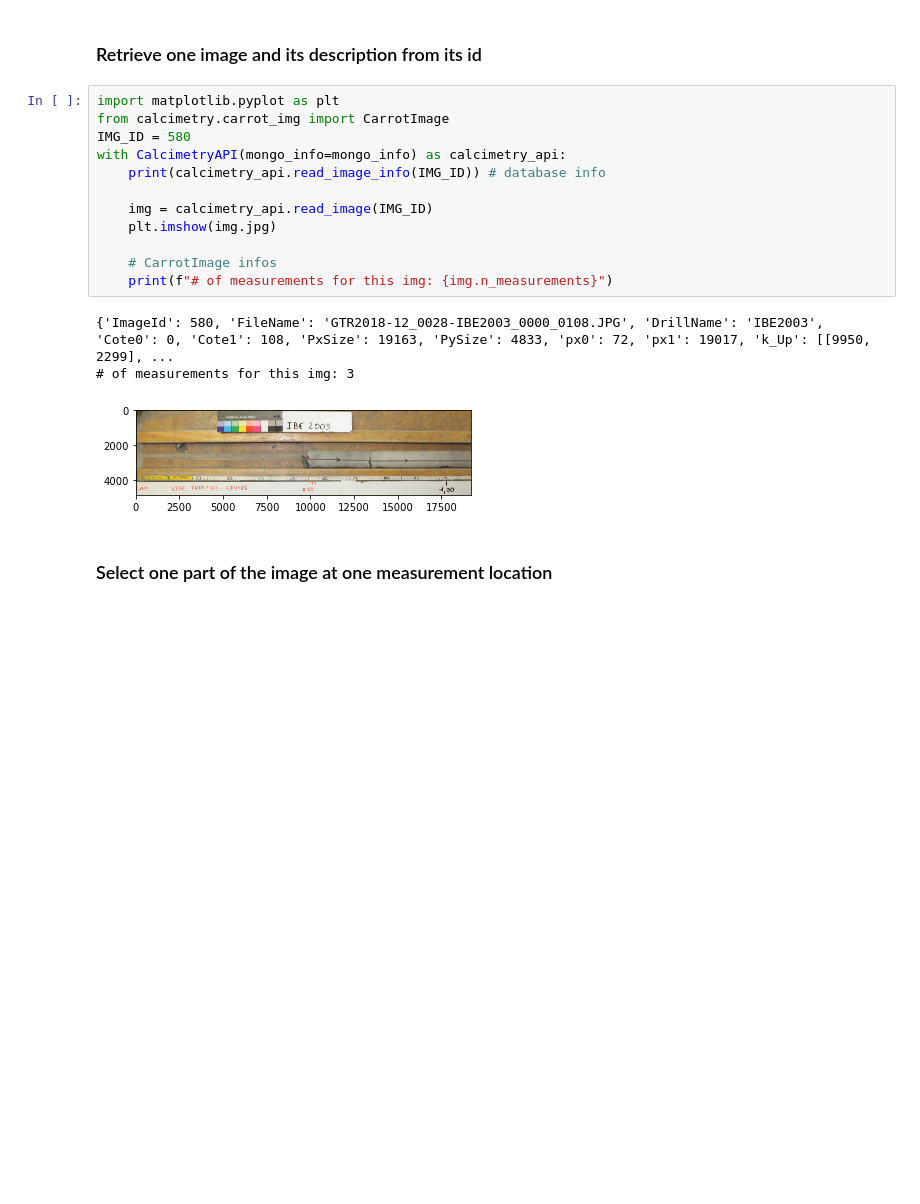
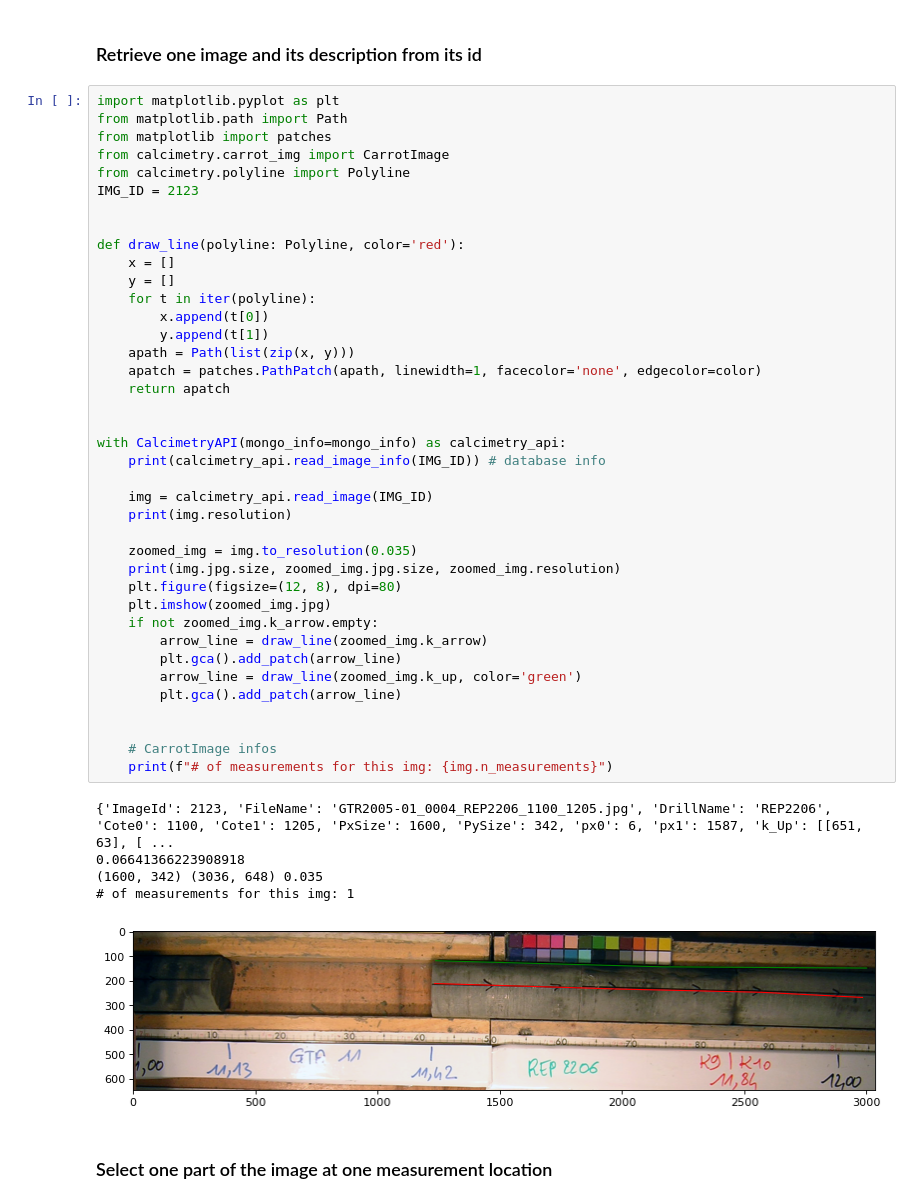
Before and after one commit to zwergon/calcimetry, a Jupyter notebook: notebooks/calcimetry_api.ipynb, the cells around one changed output. Drawn from its saved outputs; the diff is of its cells as text; blank space fills up the shorter version.

```diff
--- a/notebooks/calcimetry_api.ipynb
+++ b/notebooks/calcimetry_api.ipynb
@@ -32,22 +32,51 @@ with CalcimetryAPI(mongo_info=mongo_info) as calcimetry_api:
 [580, 581, 582, 583, 584, 585, 586, 587, 588, 589, 590, 591, 592, 593, 594, 595, 596, 597, 598, 599, 600, 601, 602, 603, 604, 605, 606, 607, 608, 609, 610, 611, 612, 613, 614, 615, 616, 617, 618, 619, ...
 # %% [markdown]
 ### Retrieve one image and its description from its id
-# %%
-import matplotlib.pyplot as plt
-from calcimetry.carrot_img import CarrotImage
-IMG_ID = 580
-with CalcimetryAPI(mongo_info=mongo_info) as calcimetry_api:
-    print(calcimetry_api.read_image_info(IMG_ID)) # database info
-
-    img = calcimetry_api.read_image(IMG_ID)
-    plt.imshow(img.jpg)
-
-    # CarrotImage infos
-    print(f"# of measurements for this img: {img.n_measurements}")
-# %% [output]
-{'ImageId': 580, 'FileName': 'GTR2018-12_0028-IBE2003_0000_0108.JPG', 'DrillName': 'IBE2003', 'Cote0': 0, 'Cote1': 108, 'PxSize': 19163, 'PySize': 4833, 'px0': 72, 'px1': 19017, 'k_Up': [[9950, 2299], ...
-# of measurements for this img: 3
-[figure, removed]
+# %%
+import matplotlib.pyplot as plt
+from matplotlib.path import Path
+from matplotlib import patches
+from calcimetry.carrot_img import CarrotImage
+from calcimetry.polyline import Polyline
+IMG_ID = 2123
+
+
+def draw_line(polyline: Polyline, color='red'):
+    x = []
+    y = []
+    for t in iter(polyline):
+        x.append(t[0])
+        y.append(t[1])
+    apath = Path(list(zip(x, y)))
+    apatch = patches.PathPatch(apath, linewidth=1, facecolor='none', edgecolor=color)
+    return apatch
+
+
+with CalcimetryAPI(mongo_info=mongo_info) as calcimetry_api:
+    print(calcimetry_api.read_image_info(IMG_ID)) # database info
+
+    img = calcimetry_api.read_image(IMG_ID)
+    print(img.resolution)
+
+    zoomed_img = img.to_resolution(0.035)
+    print(img.jpg.size, zoomed_img.jpg.size, zoomed_img.resolution)
+    plt.figure(figsize=(12, 8), dpi=80)
+    plt.imshow(zoomed_img.jpg)
+    if not zoomed_img.k_arrow.empty:
+        arrow_line = draw_line(zoomed_img.k_arrow)
+        plt.gca().add_patch(arrow_line)
+        arrow_line = draw_line(zoomed_img.k_up, color='green')
+        plt.gca().add_patch(arrow_line)
+
+
+    # CarrotImage infos
+    print(f"# of measurements for this img: {img.n_measurements}")
+# %% [output]
+{'ImageId': 2123, 'FileName': 'GTR2005-01_0004_REP2206_1100_1205.jpg', 'DrillName': 'REP2206', 'Cote0': 1100, 'Cote1': 1205, 'PxSize': 1600, 'PySize': 342, 'px0': 6, 'px1': 1587, 'k_Up': [[651, 63], [ ...
+0.06641366223908918
+(1600, 342) (3036, 648) 0.035
+# of measurements for this img: 1
+[figure, added]
 # %% [markdown]
 ### Select one part of the image at one measurement location
 # %%
```
Also changed, not shown: parts of 4 cells of this notebook, 10 other files.
